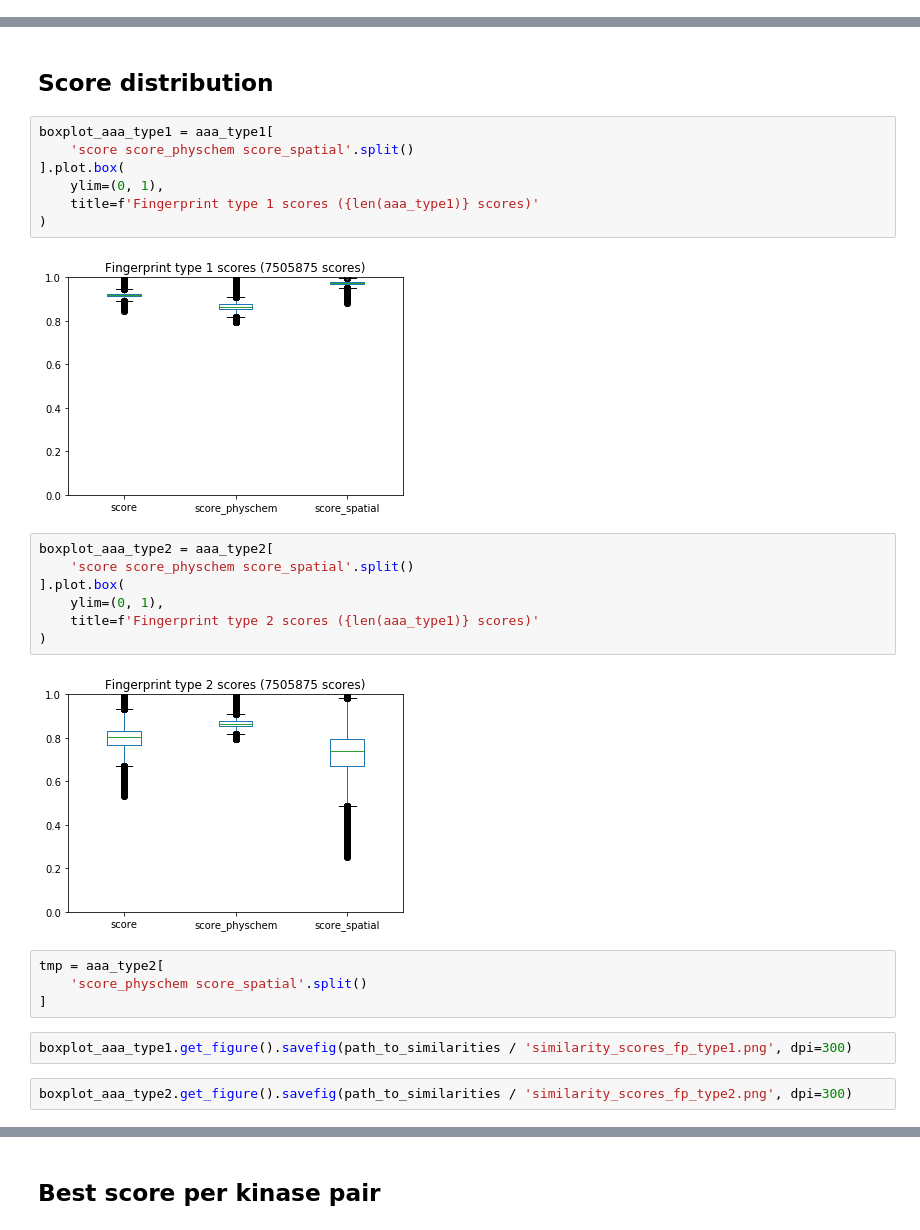
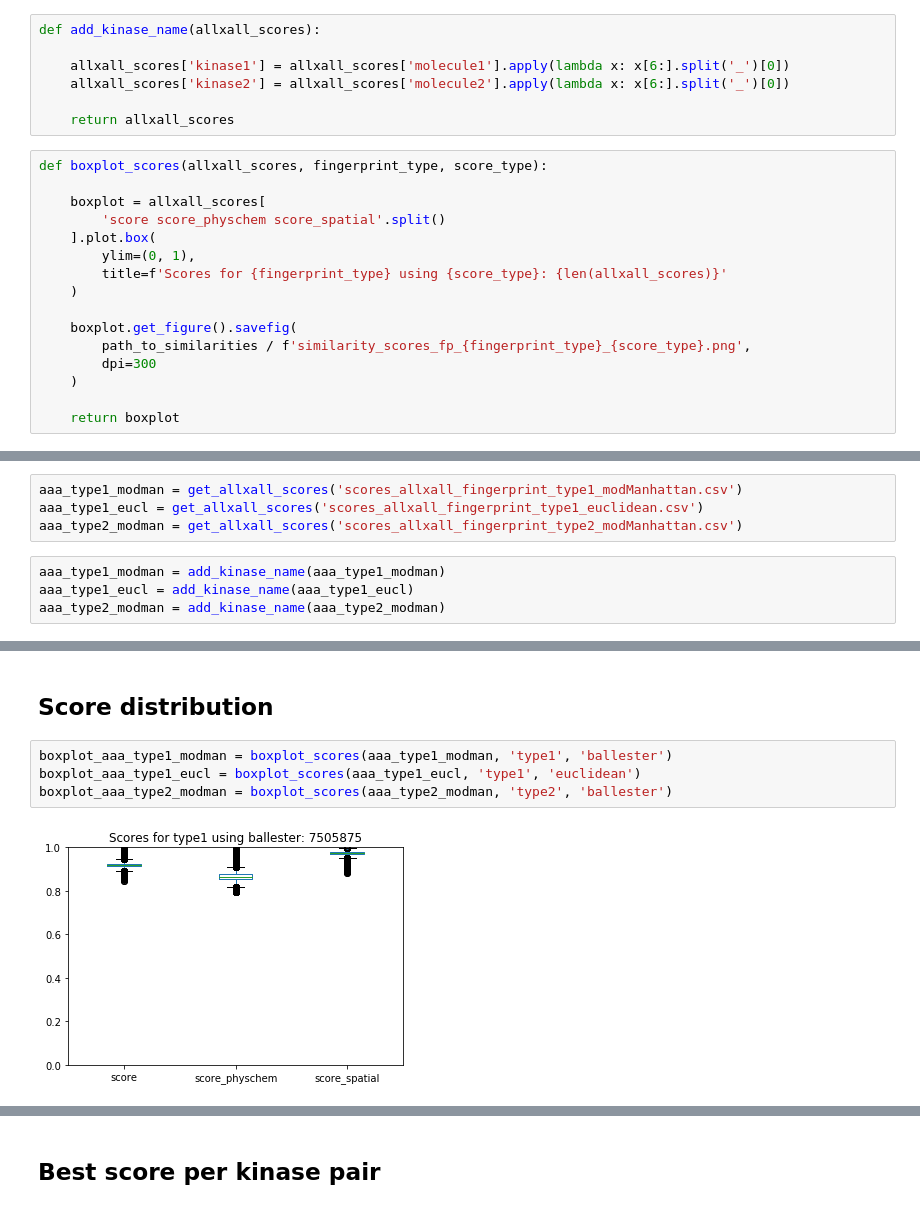
Before and after one commit to volkamerlab/kissim, a Jupyter notebook: scripts/similarity.ipynb, the cells around one changed output, grey strips where cells are left out. Saved outputs shown, nothing was run; the diff lists cells and outputs as text.

Commit message:
Update notebook: Add functions to analyse different data types

```diff
--- a/scripts/similarity.ipynb
+++ b/scripts/similarity.ipynb
@@ -205,0 +36,23 @@ aaa_type2.head()
+# %%
+def add_kinase_name(allxall_scores):
+
+    allxall_scores['kinase1'] = allxall_scores['molecule1'].apply(lambda x: x[6:].split('_')[0])
+    allxall_scores['kinase2'] = allxall_scores['molecule2'].apply(lambda x: x[6:].split('_')[0])
+
+    return allxall_scores
+# %%
+def boxplot_scores(allxall_scores, fingerprint_type, score_type):
+
+    boxplot = allxall_scores[
+        'score score_physchem score_spatial'.split()
+    ].plot.box(
+        ylim=(0, 1),
+        title=f'Scores for {fingerprint_type} using {score_type}: {len(allxall_scores)}'
+    )
+
+    boxplot.get_figure().savefig(
+        path_to_similarities / f'similarity_scores_fp_{fingerprint_type}_{score_type}.png',
+        dpi=300
+    )
+
+    return boxplot
@@ -205,0 +94,8 @@ aaa_type2.head()
+# %%
+aaa_type1_modman = get_allxall_scores('scores_allxall_fingerprint_type1_modManhattan.csv')
+aaa_type1_eucl = get_allxall_scores('scores_allxall_fingerprint_type1_euclidean.csv')
+aaa_type2_modman = get_allxall_scores('scores_allxall_fingerprint_type2_modManhattan.csv')
+# %%
+aaa_type1_modman = add_kinase_name(aaa_type1_modman)
+aaa_type1_eucl = add_kinase_name(aaa_type1_eucl)
+aaa_type2_modman = add_kinase_name(aaa_type2_modman)
@@ -206,28 +111,8 @@ aaa_type2.head()
 # %% [markdown]
 ## Score distribution
-# %%
-boxplot_aaa_type1 = aaa_type1[
-    'score score_physchem score_spatial'.split()
-].plot.box(
-    ylim=(0, 1),
-    title=f'Fingerprint type 1 scores ({len(aaa_type1)} scores)'
-)
-# %% [output]
-[figure, removed]
-# %%
-boxplot_aaa_type2 = aaa_type2[
-    'score score_physchem score_spatial'.split()
-].plot.box(
-    ylim=(0, 1),
-    title=f'Fingerprint type 2 scores ({len(aaa_type1)} scores)'
-)
-# %% [output]
-[figure, removed]
-# %%
-tmp = aaa_type2[
-    'score_physchem score_spatial'.split()
-]
-# %%
-boxplot_aaa_type1.get_figure().savefig(path_to_similarities / 'similarity_scores_fp_type1.png', dpi=300)
-# %%
-boxplot_aaa_type2.get_figure().savefig(path_to_similarities / 'similarity_scores_fp_type2.png', dpi=300)
+# %%
+boxplot_aaa_type1_modman = boxplot_scores(aaa_type1_modman, 'type1', 'ballester')
+boxplot_aaa_type1_eucl = boxplot_scores(aaa_type1_eucl, 'type1', 'euclidean')
+boxplot_aaa_type2_modman = boxplot_scores(aaa_type2_modman, 'type2', 'ballester')
+# %% [output]
+[figure, added]
```
Also changed, not shown: parts of 61 cells of this notebook.
